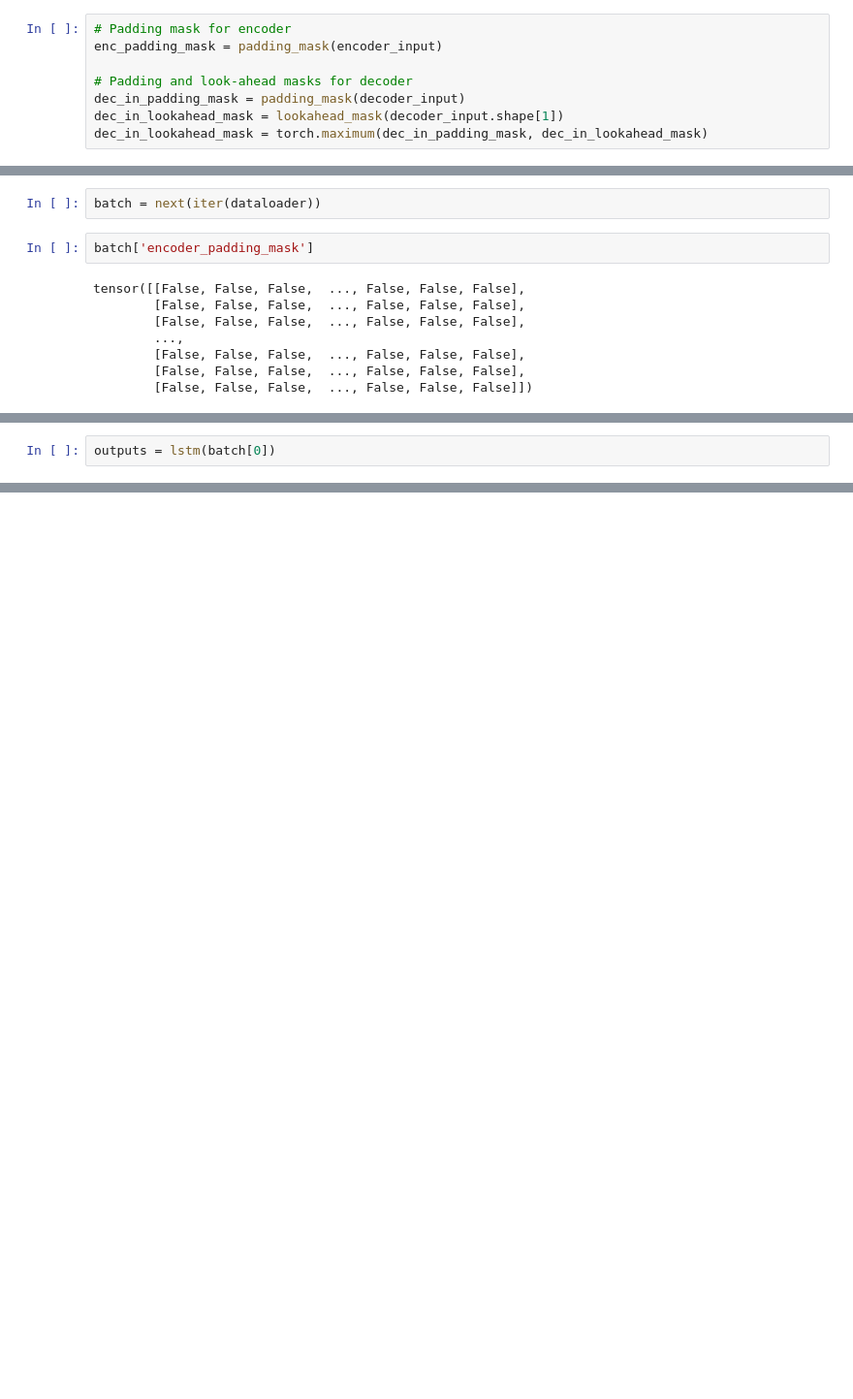
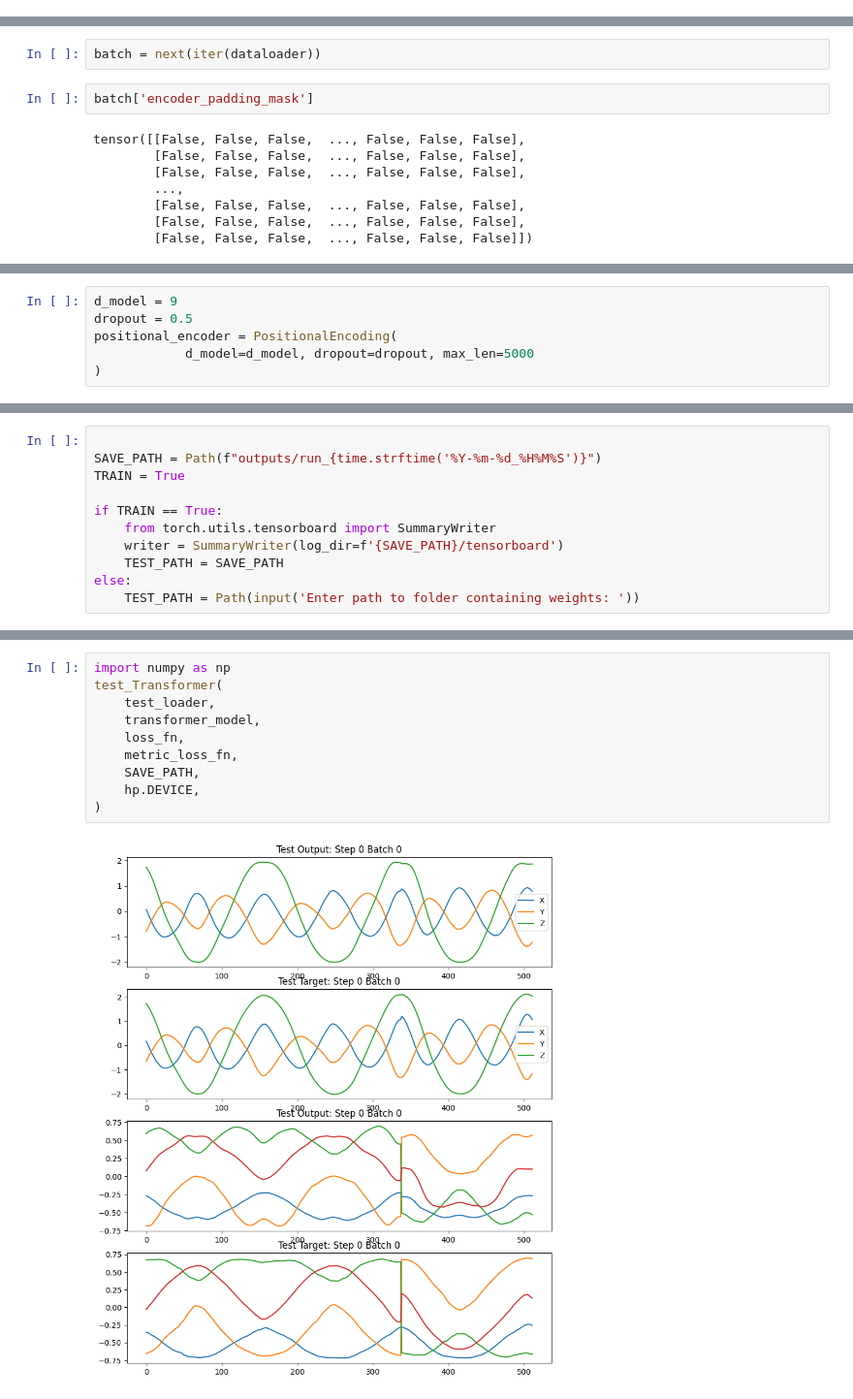
Before and after one commit to trevor-yu-087/syde770-project, a Jupyter notebook: 008 - transformer augmentations.ipynb, the cells around one changed output, grey strips where cells are left out. Shown at 97% size. Cells and saved outputs as stored; diff of their text form; blank space fills up the shorter version.

Commit message:
initial transformer - sans downsampling

```diff
--- a/008 - transformer augmentations.ipynb
+++ b/008 - transformer augmentations.ipynb
@@ -22,11 +22,3 @@ def lookahead_mask(shape):
     mask = mask.masked_fill(mask == 1, float('-inf'))
 
     return mask
-# %%
-# Padding mask for encoder
-enc_padding_mask = padding_mask(encoder_input)
-
-# Padding and look-ahead masks for decoder
-dec_in_padding_mask = padding_mask(decoder_input)
-dec_in_lookahead_mask = lookahead_mask(decoder_input.shape[1])
-dec_in_lookahead_mask = torch.maximum(dec_in_padding_mask, dec_in_lookahead_mask)
@@ -433,2 +318,0 @@ lstm = nn.LSTM(input_size=9, hidden_size=32, batch_first=True)
-# %%
-outputs = lstm(batch[0])
@@ -439,0 +454,6 @@ torch.Size([8192, 32])
+# %%
+d_model = 9
+dropout = 0.5
+positional_encoder = PositionalEncoding(
+            d_model=d_model, dropout=dropout, max_len=5000
+)
@@ -439,0 +786,11 @@ torch.Size([8192, 32])
+# %%
+
+SAVE_PATH = Path(f"outputs/run_{time.strftime('%Y-%m-%d_%H%M%S')}")
+TRAIN = True
+
+if TRAIN == True:
+    from torch.utils.tensorboard import SummaryWriter
+    writer = SummaryWriter(log_dir=f'{SAVE_PATH}/tensorboard')
+    TEST_PATH = SAVE_PATH
+else:
+    TEST_PATH = Path(input('Enter path to folder containing weights: '))
@@ -439,0 +866,12 @@ torch.Size([8192, 32])
+# %%
+import numpy as np
+test_Transformer(
+    test_loader,
+    transformer_model,
+    loss_fn,
+    metric_loss_fn,
+    SAVE_PATH,
+    hp.DEVICE,
+)
+# %% [output]
+[figure, added]
```
Also changed, not shown: parts of 24 cells of this notebook, 2 other files.
